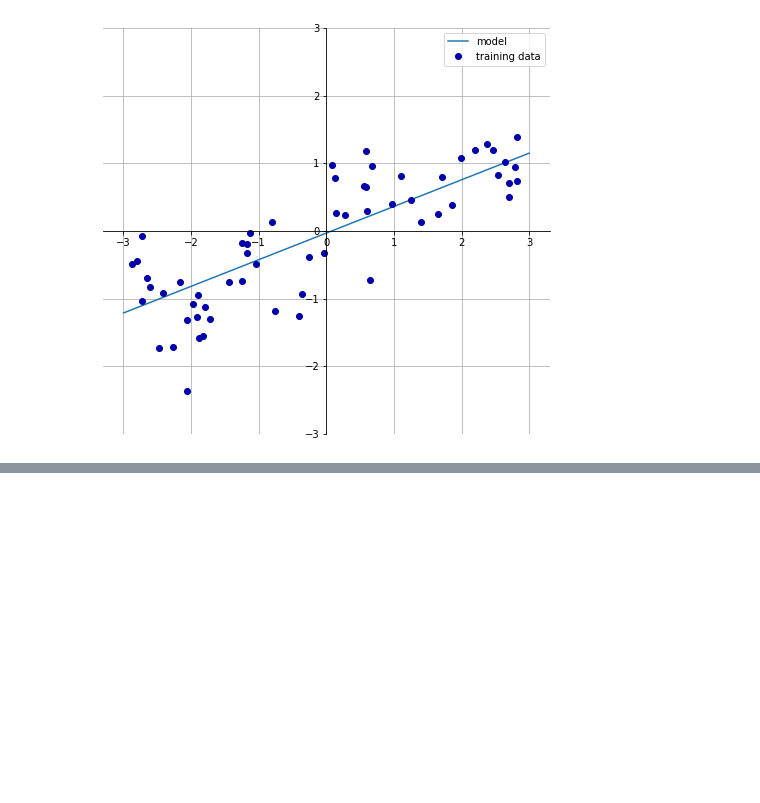
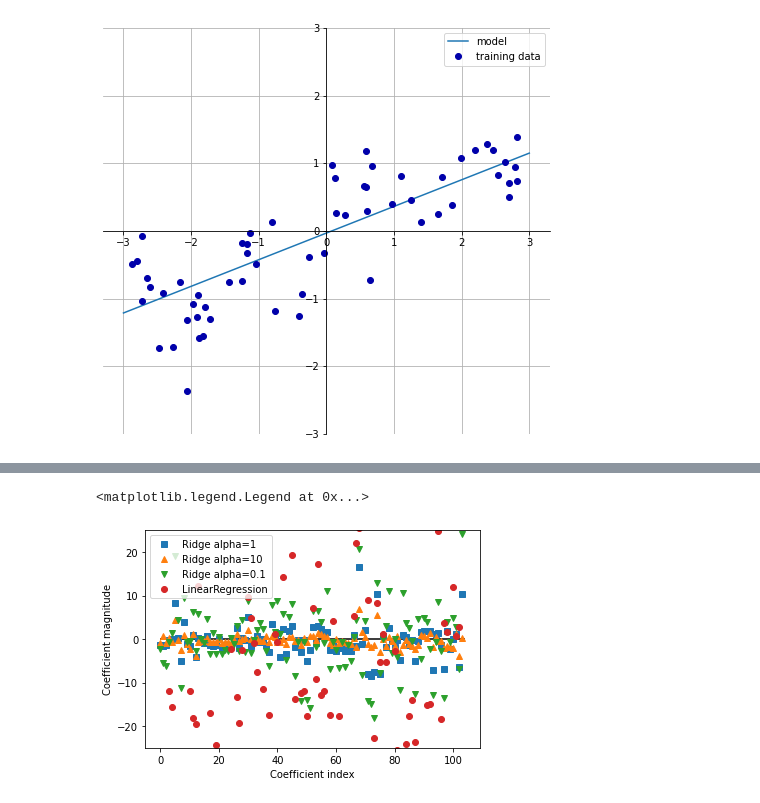
Before and after one commit to hchenaisi/Python_learning, a Jupyter notebook: Chapter2.ipynb, the cells around one changed output, grey strips where cells are left out. Cells and saved outputs as stored; diff of their text form; code cells hidden in the pictures; blank space fills up the shorter version.

```diff
--- a/Chapter2.ipynb
+++ b/Chapter2.ipynb
@@ -187,0 +230,13 @@ w[0]: 0.393906  b: -0.031804
+# %%
+plt.plot(ridge.coef_, 's', label="Ridge alpha=1")
+plt.plot(ridge10.coef_, '^', label="Ridge alpha=10")
+plt.plot(ridge01.coef_, 'v', label="Ridge alpha=0.1")
+plt.plot(lr.coef_, 'o', label="LinearRegression")
+plt.xlabel("Coefficient index")
+plt.ylabel("Coefficient magnitude")
+plt.hlines(0, 0, len(lr.coef_))
+plt.ylim(-25, 25)
+plt.legend()
+# %% [output]
+<matplotlib.legend.Legend at 0x...>
+[figure, added]
```
Also changed, not shown: parts of 12 cells of this notebook.
